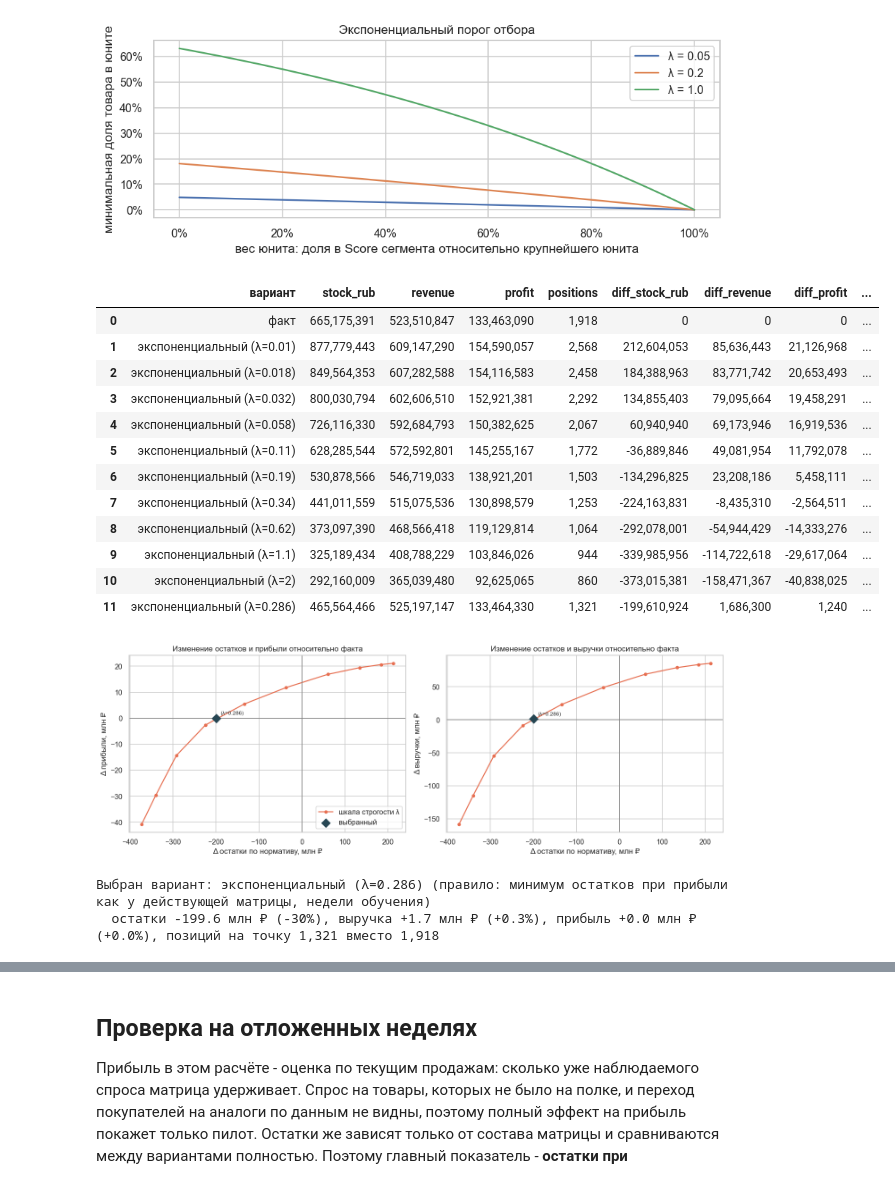
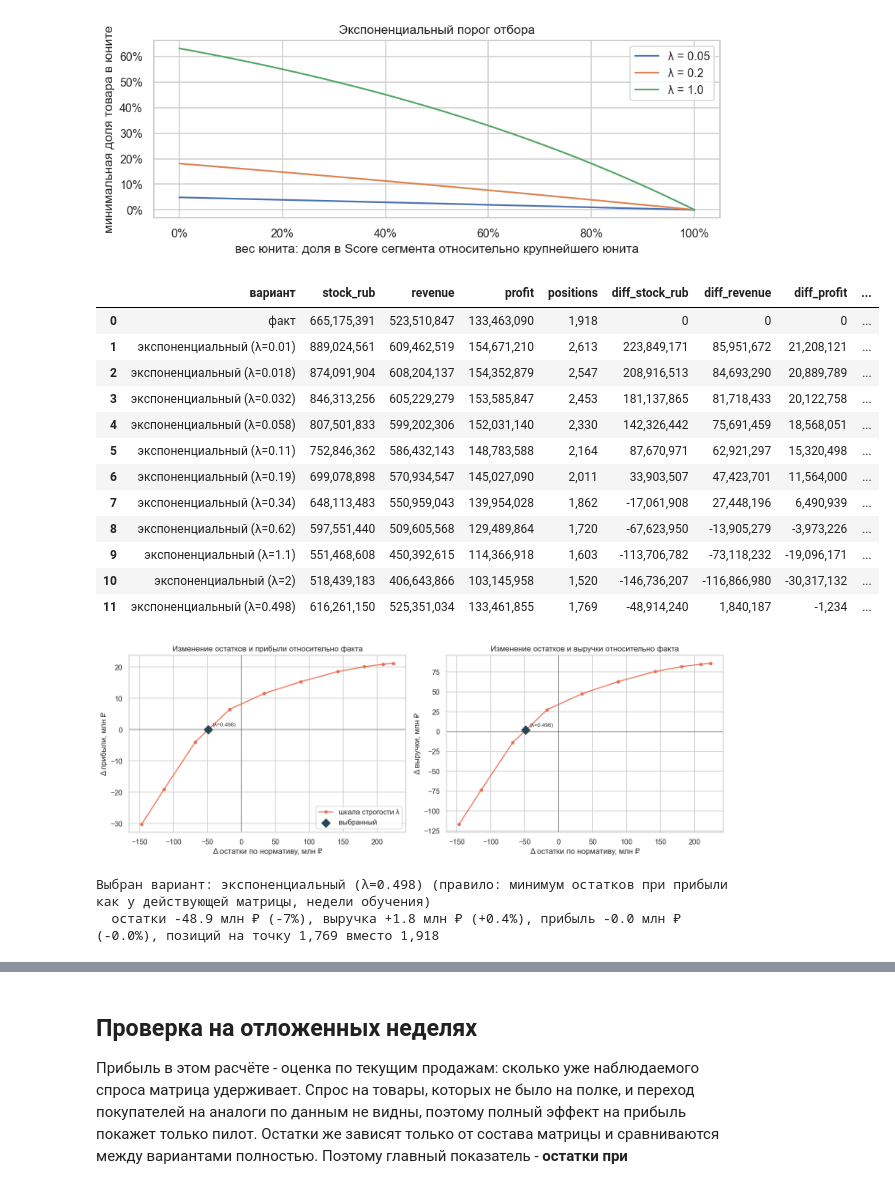
Before and after one commit to Viktor-VK/portfolio, a Jupyter notebook: Скоринг и выбор ассортиментной матрицы/01_score_и_выбор_матрицы.ipynb, the cells around one changed output, grey strips where cells are left out. Drawn from its saved outputs; the diff is of its cells as text; code cells hidden in the pictures.

```diff
--- a/Скоринг и выбор ассортиментной матрицы/01_score_и_выбор_матрицы.ipynb
+++ b/Скоринг и выбор ассортиментной матрицы/01_score_и_выбор_матрицы.ipynb
@@ -287,18 +279,6 @@ def matrix_sign_by_exponential_bound(df, lam) -> pd.Series:
 # %%
 VARIANTS = [(f'экспоненциальный (λ={lam:g})', lam) for lam in LAMBDA_GRID]
 EXP_VARIANTS = [name for name, _ in VARIANTS]
-
-
-def protected_mask(df: pd.DataFrame) -> pd.Series:
-    """Товары, которые входят в матрицу группы без отбора (только если продавались в группе):
-    собственная марка - все; минимальный ассортимент - по MIN_ASSORTMENT_MODE."""
-    sold = df.score > 0
-    own = PROTECT_OWN_BRAND & df.is_own_brand & sold
-    mins = df.is_min_assortment & sold
-    if MIN_ASSORTMENT_MODE == 'best':
-        best = df[mins].groupby(['grp', 'Unit']).score.idxmax()
-        mins = df.index.isin(best)
-    return own | (PROTECT_MIN_ASSORTMENT & mins)
 
 
 def build_candidates(groups: pd.Series):
@@ -318,9 +298,9 @@ def build_candidates(groups: pd.Series):
     df = df.merge(units[['grp', 'Unit', 'score_unit', 'share_by_cluster']], on=['grp', 'Unit'])
     df['score_norm_ap'] = (df.score / df.score_unit).fillna(0)
     df['share_rel'] = df.share_by_cluster / df.groupby('grp').share_by_cluster.transform('max')
-    df['protected'] = protected_mask(df)
+    protected = (PROTECT_MIN_ASSORTMENT & df.is_min_assortment) | (PROTECT_OWN_BRAND & df.is_own_brand)
     for name, lam in VARIANTS:
-        df[name] = matrix_sign_by_exponential_bound(df, lam) | df.protected
+        df[name] = matrix_sign_by_exponential_bound(df, lam) | (protected & (df.score > 0))
     return df, units
 
 
@@ -342,7 +322,8 @@ def compare_variants(groups, df, sales):
 
 def exp_pairs(groups: pd.Series, df: pd.DataFrame, lam: float) -> pd.DataFrame:
     """Матрица при произвольной строгости λ (экспоненциальный порог + защищённые позиции), развёрнутая на точки."""
-    sel = df[matrix_sign_by_exponential_bound(df, lam) | df.protected]
+    protected = (PROTECT_MIN_ASSORTMENT & df.is_min_assortment) | (PROTECT_OWN_BRAND & df.is_own_brand)
+    sel = df[matrix_sign_by_exponential_bound(df, lam) | (protected & (df.score > 0))]
     return groups.rename('grp').reset_index().merge(sel[['grp', 'apCode']], on='grp')[['TradePointId', 'apCode']]
 
 
@@ -441,30 +421,31 @@ plt.title('Экспоненциальный порог отбора'); plt.legen
 # %%
 res_train = compare_variants(seg_groups, cand, train)
 fact_train = res_train.set_index('вариант').loc['факт']
 # правило выбора: минимум остатков при прибыли как у действующей матрицы - точка, где кривая пересекает
 # нулевую Δ прибыли на неделях обучения (прибыль - оценка по текущим продажам, остатки сравниваются полностью)
 lam_sel, _ = solve_lambda(seg_groups, cand, 'profit', train, fact_train)
 selected = f'экспоненциальный (λ={lam_sel:.3g})'
-cand[selected] = matrix_sign_by_exponential_bound(cand, lam_sel) | cand.protected
+protected = (PROTECT_MIN_ASSORTMENT & cand.is_min_assortment) | (PROTECT_OWN_BRAND & cand.is_own_brand)
+cand[selected] = matrix_sign_by_exponential_bound(cand, lam_sel) | (protected & (cand.score > 0))
 sel_row = {'вариант': selected, **evaluate(to_pairs(seg_groups, cand, selected), train)}
 res_train = pd.concat([res_train, pd.DataFrame([sel_row])], ignore_index=True)
 for m in ['stock_rub', 'revenue', 'profit', 'positions']:
     res_train[f'diff_{m}'] = res_train[m] - res_train.loc[0, m]
 res_train.style.format({c: '{:,.0f}' for c in res_train.columns if c != 'вариант'})
 # %% [output]
 |  | вариант | stock_rub | revenue | profit | positions | diff_stock_rub | diff_revenue | diff_profit | ... |
 | 0 | факт | 665,175,391 | 523,510,847 | 133,463,090 | 1,918 | 0 | 0 | 0 | ... |
-| 1 | экспоненциальный (λ=0.01) | 877,779,443 | 609,147,290 | 154,590,057 | 2,568 | 212,604,053 | 85,636,443 | 21,126,968 | ... |
-| 2 | экспоненциальный (λ=0.018) | 849,564,353 | 607,282,588 | 154,116,583 | 2,458 | 184,388,963 | 83,771,742 | 20,653,493 | ... |
-| 3 | экспоненциальный (λ=0.032) | 800,030,794 | 602,606,510 | 152,921,381 | 2,292 | 134,855,403 | 79,095,664 | 19,458,291 | ... |
-| 4 | экспоненциальный (λ=0.058) | 726,116,330 | 592,684,793 | 150,382,625 | 2,067 | 60,940,940 | 69,173,946 | 16,919,536 | ... |
-| 5 | экспоненциальный (λ=0.11) | 628,285,544 | 572,592,801 | 145,255,167 | 1,772 | -36,889,846 | 49,081,954 | 11,792,078 | ... |
-| 6 | экспоненциальный (λ=0.19) | 530,878,566 | 546,719,033 | 138,921,201 | 1,503 | -134,296,825 | 23,208,186 | 5,458,111 | ... |
-| 7 | экспоненциальный (λ=0.34) | 441,011,559 | 515,075,536 | 130,898,579 | 1,253 | -224,163,831 | -8,435,310 | -2,564,511 | ... |
-| 8 | экспоненциальный (λ=0.62) | 373,097,390 | 468,566,418 | 119,129,814 | 1,064 | -292,078,001 | -54,944,429 | -14,333,276 | ... |
-| 9 | экспоненциальный (λ=1.1) | 325,189,434 | 408,788,229 | 103,846,026 | 944 | -339,985,956 | -114,722,618 | -29,617,064 | ... |
-| 10 | экспоненциальный (λ=2) | 292,160,009 | 365,039,480 | 92,625,065 | 860 | -373,015,381 | -158,471,367 | -40,838,025 | ... |
-| 11 | экспоненциальный (λ=0.286) | 465,564,466 | 525,197,147 | 133,464,330 | 1,321 | -199,610,924 | 1,686,300 | 1,240 | ... |
+| 1 | экспоненциальный (λ=0.01) | 889,024,561 | 609,462,519 | 154,671,210 | 2,613 | 223,849,171 | 85,951,672 | 21,208,121 | ... |
+| 2 | экспоненциальный (λ=0.018) | 874,091,904 | 608,204,137 | 154,352,879 | 2,547 | 208,916,513 | 84,693,290 | 20,889,789 | ... |
+| 3 | экспоненциальный (λ=0.032) | 846,313,256 | 605,229,279 | 153,585,847 | 2,453 | 181,137,865 | 81,718,433 | 20,122,758 | ... |
+| 4 | экспоненциальный (λ=0.058) | 807,501,833 | 599,202,306 | 152,031,140 | 2,330 | 142,326,442 | 75,691,459 | 18,568,051 | ... |
+| 5 | экспоненциальный (λ=0.11) | 752,846,362 | 586,432,143 | 148,783,588 | 2,164 | 87,670,971 | 62,921,297 | 15,320,498 | ... |
+| 6 | экспоненциальный (λ=0.19) | 699,078,898 | 570,934,547 | 145,027,090 | 2,011 | 33,903,507 | 47,423,701 | 11,564,000 | ... |
+| 7 | экспоненциальный (λ=0.34) | 648,113,483 | 550,959,043 | 139,954,028 | 1,862 | -17,061,908 | 27,448,196 | 6,490,939 | ... |
+| 8 | экспоненциальный (λ=0.62) | 597,551,440 | 509,605,568 | 129,489,864 | 1,720 | -67,623,950 | -13,905,279 | -3,973,226 | ... |
+| 9 | экспоненциальный (λ=1.1) | 551,468,608 | 450,392,615 | 114,366,918 | 1,603 | -113,706,782 | -73,118,232 | -19,096,171 | ... |
+| 10 | экспоненциальный (λ=2) | 518,439,183 | 406,643,866 | 103,145,958 | 1,520 | -146,736,207 | -116,866,980 | -30,317,132 | ... |
+| 11 | экспоненциальный (λ=0.498) | 616,261,150 | 525,351,034 | 133,461,855 | 1,769 | -48,914,240 | 1,840,187 | -1,234 | ... |
 # %%
 fig, axes = plt.subplots(1, 2, figsize=(13, 4.6))
 cand_rows = res_train[res_train['вариант'] != 'факт']
@@ -486,9 +467,9 @@ print(f'  остатки {best.diff_stock_rub / 1e6:+.1f} млн ₽ ({best.diff
       f'прибыль {best.diff_profit / 1e6:+.1f} млн ₽ ({best.diff_profit / fact_train.profit:+.1%}), '
       f'позиций на точку {best.positions:,.0f} вместо {fact_train.positions:,.0f}')
 # %% [output]
-[figure, old version]
+[figure, new version]
-Выбран вариант: экспоненциальный (λ=0.286) (правило: минимум остатков при прибыли как у действующей матрицы, недели обучения)
-  остатки -199.6 млн ₽ (-30%), выручка +1.7 млн ₽ (+0.3%), прибыль +0.0 млн ₽ (+0.0%), позиций на точку 1,321 вместо 1,918
+Выбран вариант: экспоненциальный (λ=0.498) (правило: минимум остатков при прибыли как у действующей матрицы, недели обучения)
+  остатки -48.9 млн ₽ (-7%), выручка +1.8 млн ₽ (+0.4%), прибыль -0.0 млн ₽ (-0.0%), позиций на точку 1,769 вместо 1,918
 # %%
 fact_width = fact_pairs.assign(grp=fact_pairs.TradePointId.map(seg_groups)).groupby('grp').size() / n_stores
 width = pd.DataFrame({'факт': fact_width, 'новая': cand[cand[selected]].groupby('grp').size()}).loc[n_stores.sort_values().index]
```
Also changed, not shown: parts of 10 cells of this notebook, 2 other files.
